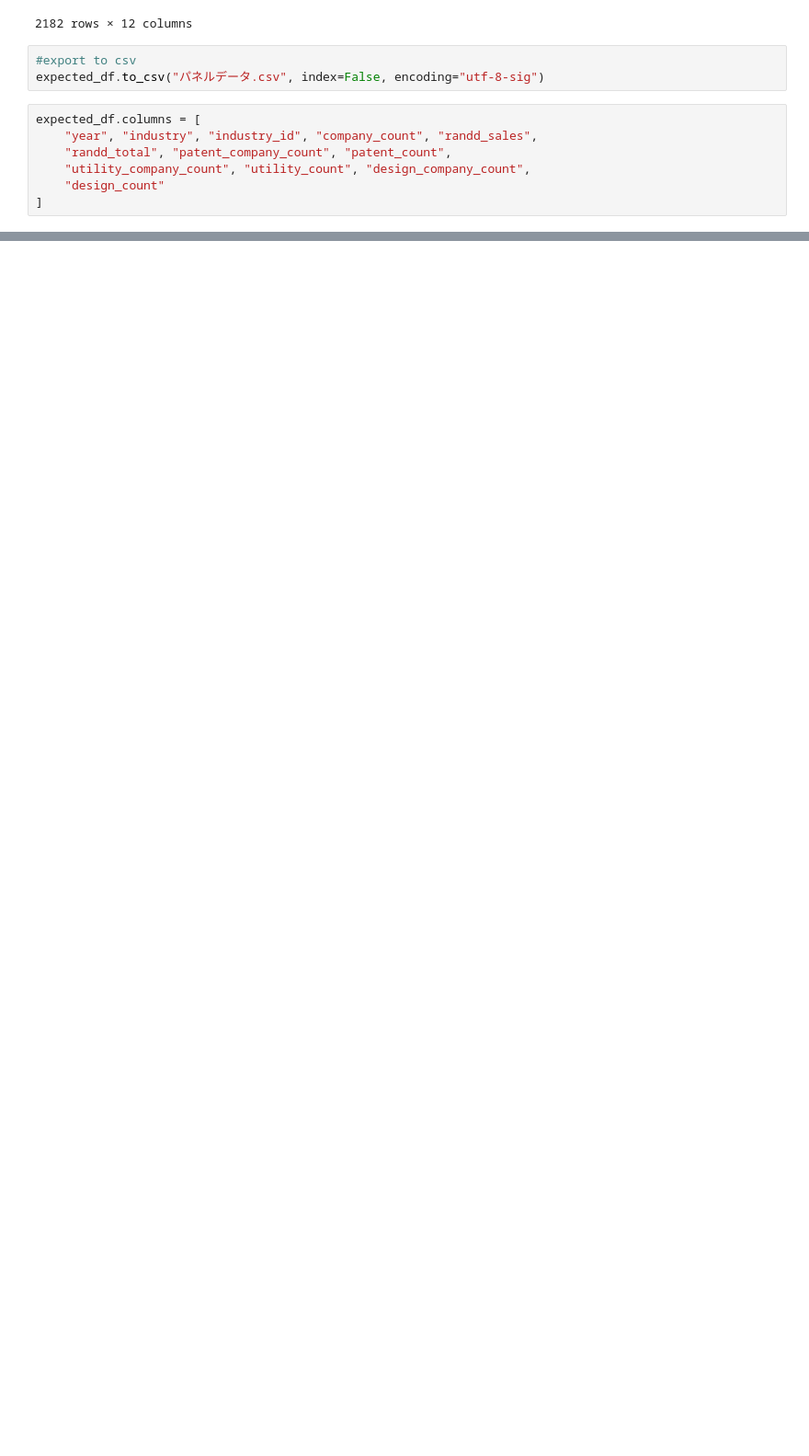
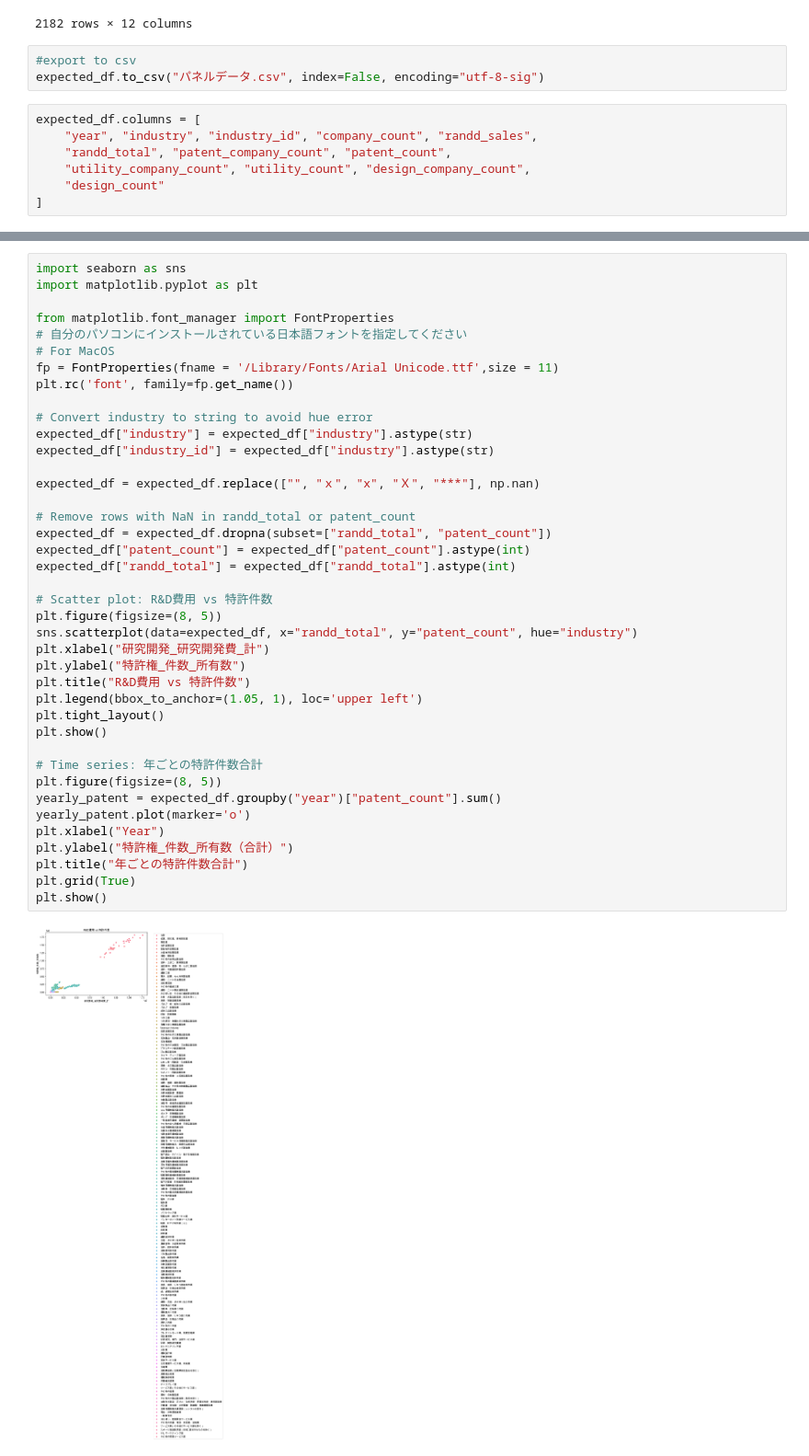
Before and after one commit to Graspp-25-Spring/graspp-25S-innovation, a Jupyter notebook: notebooks/assignment_group/HW2/chosen_data.ipynb, the cells around one changed output, grey strips where cells are left out. Shown at 92% size. Cells and saved outputs as stored; diff of their text form; blank space fills up the shorter version.

Commit message:
added simple plots in notebook

```diff
--- a/notebooks/assignment_group/HW2/chosen_data.ipynb
+++ b/notebooks/assignment_group/HW2/chosen_data.ipynb
@@ -139 +138,43 @@ expected_df
 expected_df.to_csv("panel_data.csv", index=False, encoding="utf-8-sig")
+# %%
+import seaborn as sns
+import matplotlib.pyplot as plt
+
+from matplotlib.font_manager import FontProperties
+# 自分のパソコンにインストールされている日本語フォントを指定してください
+# For MacOS
+fp = FontProperties(fname = '/Library/Fonts/Arial Unicode.ttf',size = 11)
+plt.rc('font', family=fp.get_name())
+
+# Convert industry to string to avoid hue error
+expected_df["industry"] = expected_df["industry"].astype(str)
+expected_df["industry_id"] = expected_df["industry"].astype(str)
+
+expected_df = expected_df.replace(["", "ｘ", "x", "Ｘ", "***"], np.nan)
+
+# Remove rows with NaN in randd_total or patent_count
+expected_df = expected_df.dropna(subset=["randd_total", "patent_count"])
+expected_df["patent_count"] = expected_df["patent_count"].astype(int)
+expected_df["randd_total"] = expected_df["randd_total"].astype(int)
+
+# Scatter plot: R&D費用 vs 特許件数
+plt.figure(figsize=(8, 5))
+sns.scatterplot(data=expected_df, x="randd_total", y="patent_count", hue="industry")
+plt.xlabel("研究開発_研究開発費_計")
+plt.ylabel("特許権_件数_所有数")
+plt.title("R&D費用 vs 特許件数")
+plt.legend(bbox_to_anchor=(1.05, 1), loc='upper left')
+plt.tight_layout()
+plt.show()
+
+# Time series: 年ごとの特許件数合計
+plt.figure(figsize=(8, 5))
+yearly_patent = expected_df.groupby("year")["patent_count"].sum()
+yearly_patent.plot(marker='o')
+plt.xlabel("Year")
+plt.ylabel("特許権_件数_所有数（合計）")
+plt.title("年ごとの特許件数合計")
+plt.grid(True)
+plt.show()
+# %% [output]
+[figure, added]
```
Also changed, not shown: parts of 3 cells of this notebook.
